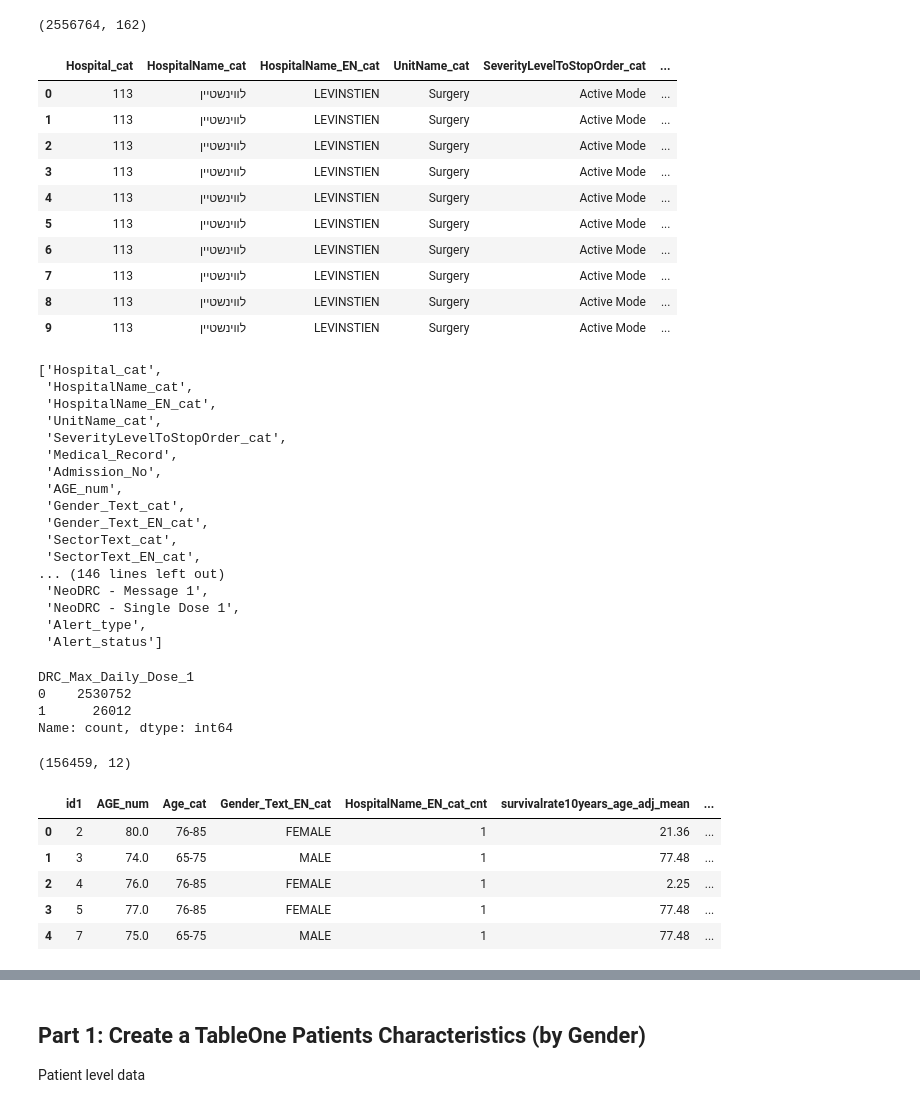
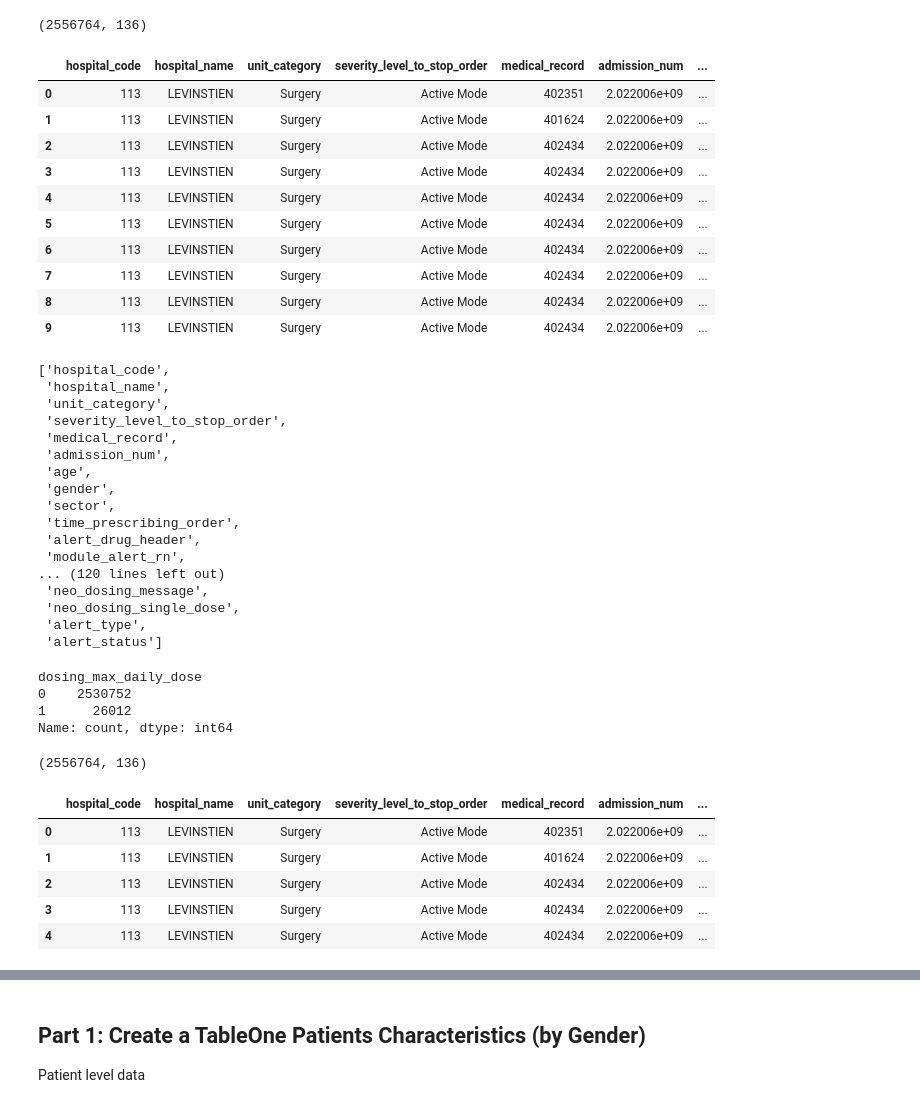
Before and after one commit to nirshlom/alert-fatigue, a Jupyter notebook: main_analysis.ipynb, the cells around one changed output, grey strips where cells are left out. Cells and saved outputs as stored; diff of their text form; code cells hidden in the pictures.

Commit message:
updating parameters names in the code and QA for other tables

```diff
--- a/main_analysis.ipynb
+++ b/main_analysis.ipynb
@@ -10,65 +10,65 @@ pd.set_option('display.max_rows', 200)  # Set to 200 or more, higher than 105
 pd.set_option('display.max_columns', None)  # Show all columns if needed
 # %%
 #TODO: Load the data: df_main_active_adult.csv, this order level data only active adults
-df_main_active_adult = pd.read_csv('alert_analysis/data/main_data_2022/df_main_active_adult_py_version.csv')
+df_main_active_adult = pd.read_csv('alert_analysis/data/main_data_2022/df_main_active_adult_renamed.csv')
 print(df_main_active_adult.shape)
 df_main_active_adult.head(10)
 # %% [output]
-(2556764, 162)
+(2556764, 136)
-|  | Hospital_cat | HospitalName_cat | HospitalName_EN_cat | UnitName_cat | SeverityLevelToStopOrder_cat | ... |
-| 0 | 113 | לווינשטיין | LEVINSTIEN | Surgery | Active Mode | ... |
-| 1 | 113 | לווינשטיין | LEVINSTIEN | Surgery | Active Mode | ... |
-| 2 | 113 | לווינשטיין | LEVINSTIEN | Surgery | Active Mode | ... |
-| 3 | 113 | לווינשטיין | LEVINSTIEN | Surgery | Active Mode | ... |
-| 4 | 113 | לווינשטיין | LEVINSTIEN | Surgery | Active Mode | ... |
-| 5 | 113 | לווינשטיין | LEVINSTIEN | Surgery | Active Mode | ... |
-| 6 | 113 | לווינשטיין | LEVINSTIEN | Surgery | Active Mode | ... |
-| 7 | 113 | לווינשטיין | LEVINSTIEN | Surgery | Active Mode | ... |
-| 8 | 113 | לווינשטיין | LEVINSTIEN | Surgery | Active Mode | ... |
-| 9 | 113 | לווינשטיין | LEVINSTIEN | Surgery | Active Mode | ... |
+|  | hospital_code | hospital_name | unit_category | severity_level_to_stop_order | medical_record | admission_num | ... |
+| 0 | 113 | LEVINSTIEN | Surgery | Active Mode | 402351 | 2.022006e+09 | ... |
+| 1 | 113 | LEVINSTIEN | Surgery | Active Mode | 401624 | 2.022006e+09 | ... |
+| 2 | 113 | LEVINSTIEN | Surgery | Active Mode | 402434 | 2.022006e+09 | ... |
+| 3 | 113 | LEVINSTIEN | Surgery | Active Mode | 402434 | 2.022006e+09 | ... |
+| 4 | 113 | LEVINSTIEN | Surgery | Active Mode | 402434 | 2.022006e+09 | ... |
+| 5 | 113 | LEVINSTIEN | Surgery | Active Mode | 402434 | 2.022006e+09 | ... |
+| 6 | 113 | LEVINSTIEN | Surgery | Active Mode | 402434 | 2.022006e+09 | ... |
+| 7 | 113 | LEVINSTIEN | Surgery | Active Mode | 402434 | 2.022006e+09 | ... |
+| 8 | 113 | LEVINSTIEN | Surgery | Active Mode | 402434 | 2.022006e+09 | ... |
+| 9 | 113 | LEVINSTIEN | Surgery | Active Mode | 402434 | 2.022006e+09 | ... |
 # %%
 df_main_active_adult.columns.to_list()
 # %% [output]
-['Hospital_cat',
- 'HospitalName_cat',
- 'HospitalName_EN_cat',
- 'UnitName_cat',
- 'SeverityLevelToStopOrder_cat',
- 'Medical_Record',
- 'Admission_No',
- 'AGE_num',
- 'Gender_Text_cat',
- 'Gender_Text_EN_cat',
- 'SectorText_cat',
- 'SectorText_EN_cat',
-... (146 lines left out)
- 'NeoDRC - Message 1',
- 'NeoDRC - Single Dose 1',
- 'Alert_type',
- 'Alert_status']
+['hospital_code',
+ 'hospital_name',
+ 'unit_category',
+ 'severity_level_to_stop_order',
+ 'medical_record',
+ 'admission_num',
+ 'age',
+ 'gender',
+ 'sector',
+ 'time_prescribing_order',
+ 'alert_drug_header',
+ 'module_alert_rn',
+... (120 lines left out)
+ 'neo_dosing_message',
+ 'neo_dosing_single_dose',
+ 'alert_type',
+ 'alert_status']
 # %%
-df_main_active_adult['DRC_Max_Daily_Dose_1'].value_counts()
+df_main_active_adult['dosing_max_daily_dose'].value_counts()
 
 # df_main_active_adult.loc[df_main_active_adult['Module_Alert_Rn'] == 'DRC - Single Dose 1'][['Module_Alert_Rn',
 #                                                                                             'Alert_Rn_Severity_cat', '']].head(10)
 # %% [output]
-DRC_Max_Daily_Dose_1
+dosing_max_daily_dose
 0    2530752
 1      26012
 Name: count, dtype: int64
 # %%
 #TODO: load src_tbl1_active_by_patient_gb, this data in patient level
-src_tbl1_active_by_patient_gb = pd.read_csv('alert_analysis/data/main_data_2022/grouped_patient_data.csv')
+src_tbl1_active_by_patient_gb = pd.read_csv('alert_analysis/data/main_data_2022/df_patients_level_data.csv')
 print(src_tbl1_active_by_patient_gb.shape)
 src_tbl1_active_by_patient_gb.head()
 # %% [output]
-(156459, 12)
+(2556764, 136)
-|  | id1 | AGE_num | Age_cat | Gender_Text_EN_cat | HospitalName_EN_cat_cnt | survivalrate10years_age_adj_mean | ... |
-| 0 | 2 | 80.0 | 76-85 | FEMALE | 1 | 21.36 | ... |
-| 1 | 3 | 74.0 | 65-75 | MALE | 1 | 77.48 | ... |
-| 2 | 4 | 76.0 | 76-85 | FEMALE | 1 | 2.25 | ... |
-| 3 | 5 | 77.0 | 76-85 | FEMALE | 1 | 77.48 | ... |
-| 4 | 7 | 75.0 | 65-75 | MALE | 1 | 77.48 | ... |
+|  | hospital_code | hospital_name | unit_category | severity_level_to_stop_order | medical_record | admission_num | ... |
+| 0 | 113 | LEVINSTIEN | Surgery | Active Mode | 402351 | 2.022006e+09 | ... |
+| 1 | 113 | LEVINSTIEN | Surgery | Active Mode | 401624 | 2.022006e+09 | ... |
+| 2 | 113 | LEVINSTIEN | Surgery | Active Mode | 402434 | 2.022006e+09 | ... |
+| 3 | 113 | LEVINSTIEN | Surgery | Active Mode | 402434 | 2.022006e+09 | ... |
+| 4 | 113 | LEVINSTIEN | Surgery | Active Mode | 402434 | 2.022006e+09 | ... |
 # %%
 # src_active_patients_merged = pd.read_csv('alert_analysis/data/src_active_patients_merged.csv')
 # print(src_active_patients_merged.shape)
```
Also changed, not shown: parts of 9 cells of this notebook.
